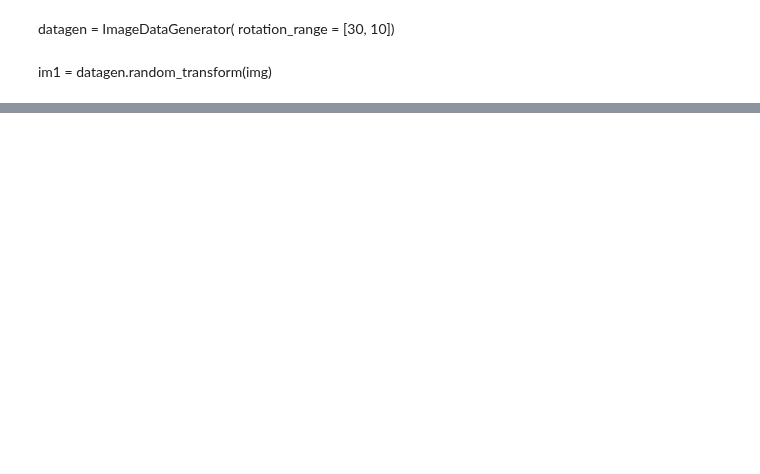
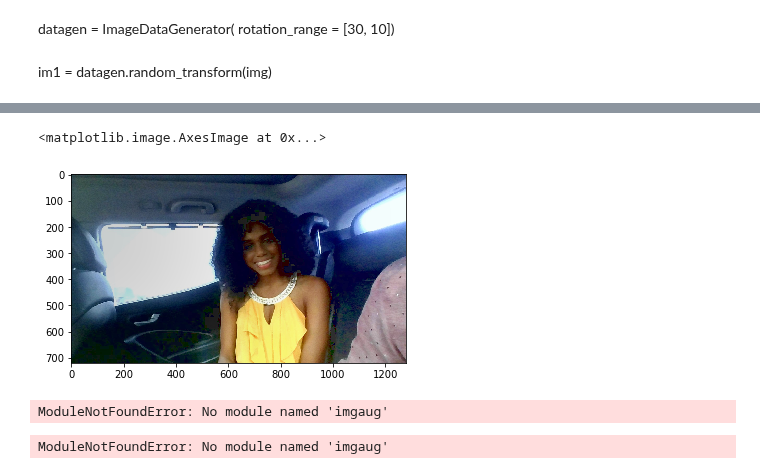
Before and after one commit to T-rex007/Face_recognition, a Jupyter notebook: experiment_datagen.ipynb, the cells around one changed output, grey strips where cells are left out. Cells and saved outputs as stored; diff of their text form; code cells hidden in the pictures; blank space fills up the shorter version.

```diff
--- a/experiment_datagen.ipynb
+++ b/experiment_datagen.ipynb
@@ -37,0 +40,36 @@ r.randint(1, 10)
+# %%
+im1 = add_spot_light("demo/database/pics/April.jpg")
+im1 = cv2.cvtColor(im1, cv2.COLOR_BGR2RGB)
+# %%
+%matplotlib inline
+plt.imshow(im1)
+# %% [output]
+<matplotlib.image.AxesImage at 0x...>
+[figure, added]
+# %%
+import imageio
+import imgaug as ia
+%matplotlib inline
+
+image = imageio.imread("https://upload.wikimedia.org/wikipedia/en/7/7d/Lenna_%28test_image%29.png")
+
+print("Original:")
+ia.imshow(image)
+# %% [output]
+ModuleNotFoundError: No module named 'imgaug'
+# %%
+
+from imgaug import augmenters as iaa
+import imgaug as ia
+
+
+img = plt.imread("demo/database/pics/April.jpg")
+ia.seed(4)
+
+rotate = iaa.Affine(rotate=(-25, 25))
+image_aug = rotate.augment_image(image)
+
+print("Augmented:")
+ia.imshow(image_aug)
+# %% [output]
+ModuleNotFoundError: No module named 'imgaug'
```
Also changed, not shown: parts of 8 cells of this notebook, 23 other files.
